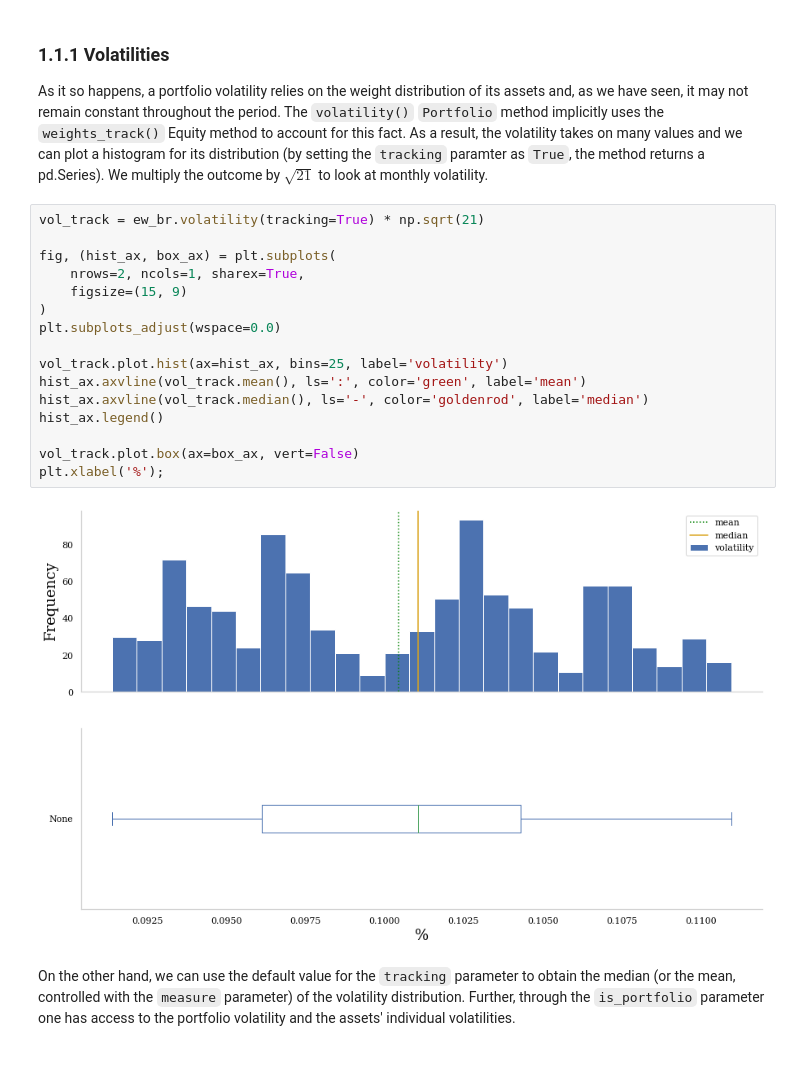
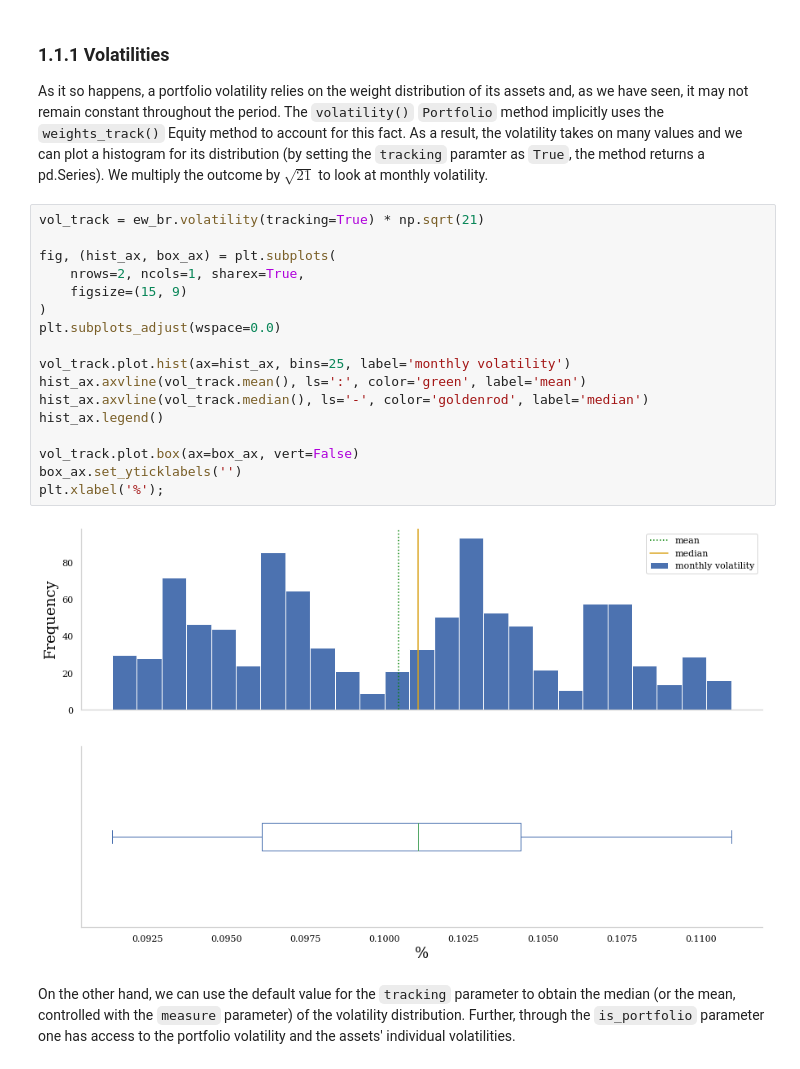
Before and after one commit to savimf/portfolio_class, a Jupyter notebook: demonstration/demonstration.ipynb, the cells around one changed output. Cells and saved outputs as stored; diff of their text form.

```diff
--- a/demonstration/demonstration.ipynb
+++ b/demonstration/demonstration.ipynb
@@ -251,21 +253,22 @@ As it so happens, a portfolio volatility relies on the weight distribution of it
 # %%
 vol_track = ew_br.volatility(tracking=True) * np.sqrt(21)
 
 fig, (hist_ax, box_ax) = plt.subplots(
     nrows=2, ncols=1, sharex=True,
     figsize=(15, 9)
 )
 plt.subplots_adjust(wspace=0.0)
 
-vol_track.plot.hist(ax=hist_ax, bins=25, label='volatility')
+vol_track.plot.hist(ax=hist_ax, bins=25, label='monthly volatility')
 hist_ax.axvline(vol_track.mean(), ls=':', color='green', label='mean')
 hist_ax.axvline(vol_track.median(), ls='-', color='goldenrod', label='median')
 hist_ax.legend()
 
 vol_track.plot.box(ax=box_ax, vert=False)
+box_ax.set_yticklabels('')
 plt.xlabel('%');
 # %% [output]
-[figure, old version]
+[figure, new version]
 # %% [markdown]
 On the other hand, we can use the default value for the `tracking` parameter to obtain the median (or the mean, controlled with the `measure` parameter) of the volatility distribution. Further, through the `is_portfolio` parameter one has access to the portfolio volatility and the assets' individual volatilities.
 # %%
```
Also changed, not shown: parts of 15 cells of this notebook, 2 other files.
